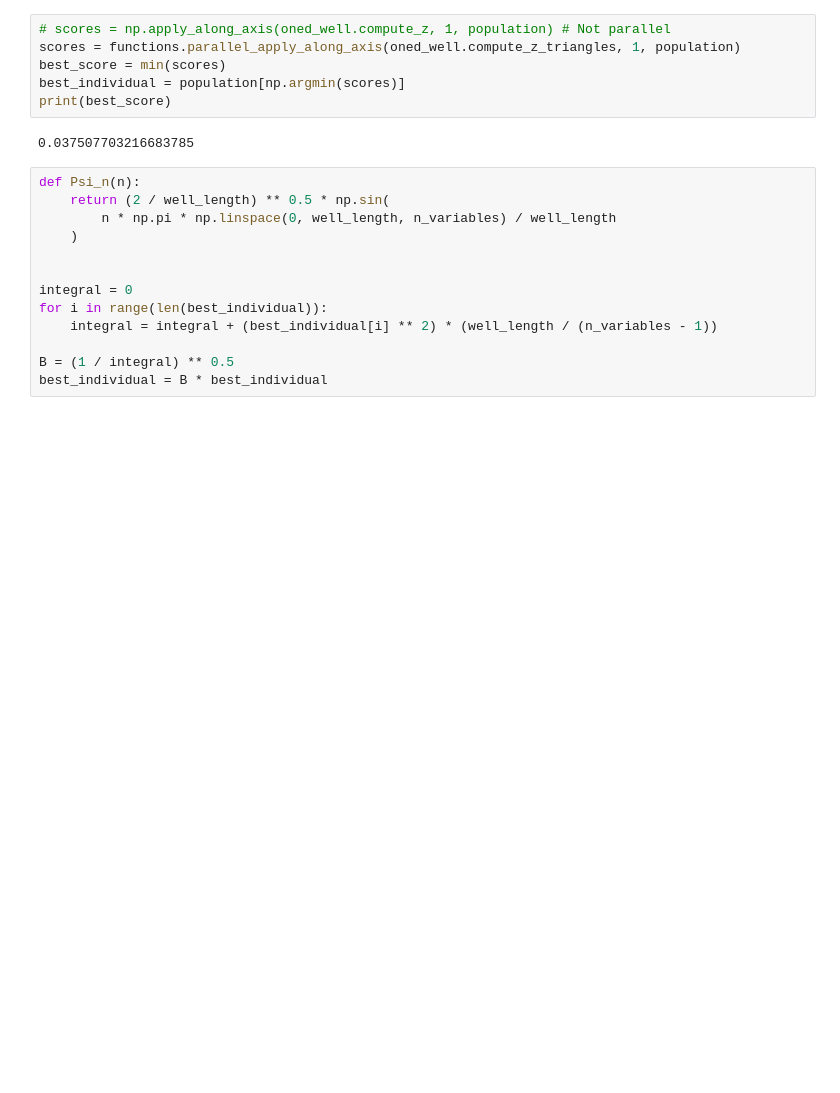
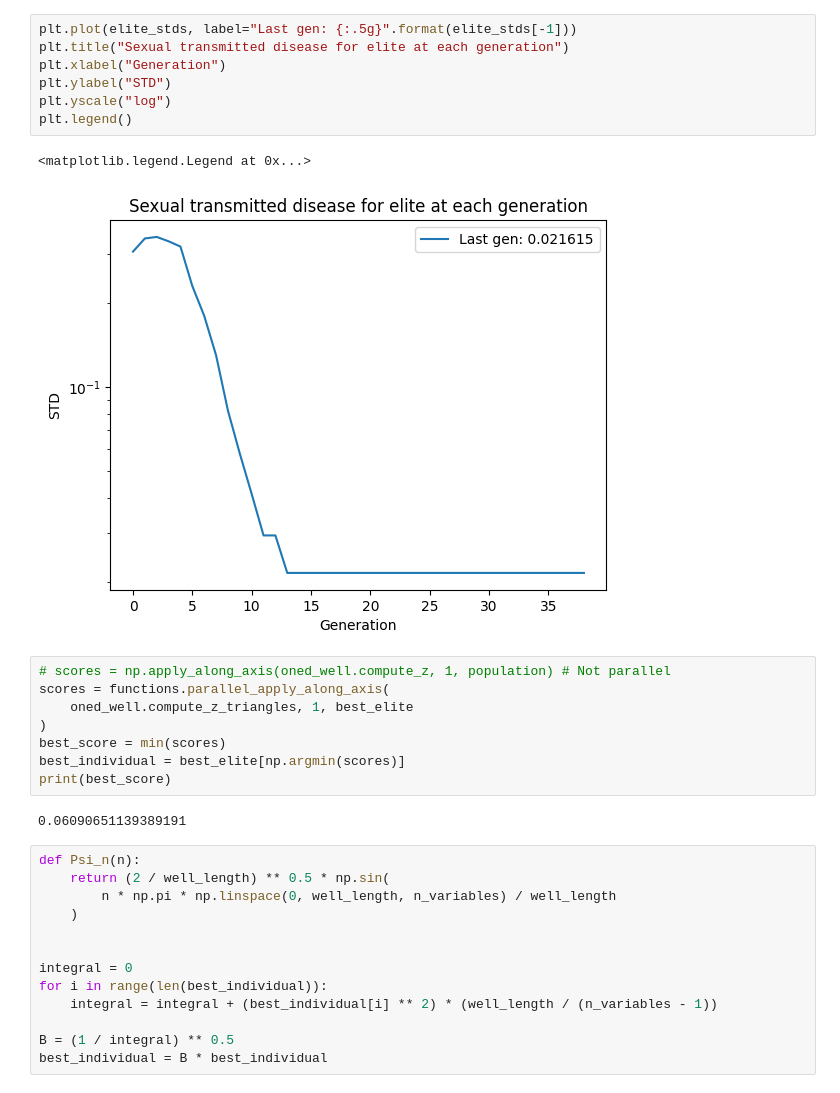
Before and after one commit to jogecodes/schrEDAnger, a Jupyter notebook: schrEDAnger/oned_well_own.ipynb, the cells around one changed output. Cells and saved outputs as stored; diff of their text form; blank space fills up the shorter version.

```diff
--- a/schrEDAnger/oned_well_own.ipynb
+++ b/schrEDAnger/oned_well_own.ipynb
@@ -64,11 +212,23 @@ plt.plot(elite_stds)
+# %%
+plt.plot(elite_stds, label="Last gen: {:.5g}".format(elite_stds[-1]))
+plt.title("Sexual transmitted disease for elite at each generation")
+plt.xlabel("Generation")
+plt.ylabel("STD")
+plt.yscale("log")
+plt.legend()
+# %% [output]
+<matplotlib.legend.Legend at 0x...>
+[figure, added]
 # %%
 # scores = np.apply_along_axis(oned_well.compute_z, 1, population) # Not parallel
-scores = functions.parallel_apply_along_axis(oned_well.compute_z_triangles, 1, population)
+scores = functions.parallel_apply_along_axis(
+    oned_well.compute_z_triangles, 1, best_elite
+)
 best_score = min(scores)
-best_individual = population[np.argmin(scores)]
+best_individual = best_elite[np.argmin(scores)]
 print(best_score)
 # %% [output]
-0.037507703216683785
+0.06090651139389191
 # %%
 def Psi_n(n):
     return (2 / well_length) ** 0.5 * np.sin(
```
Also changed, not shown: parts of 7 cells of this notebook, 9 other files.
